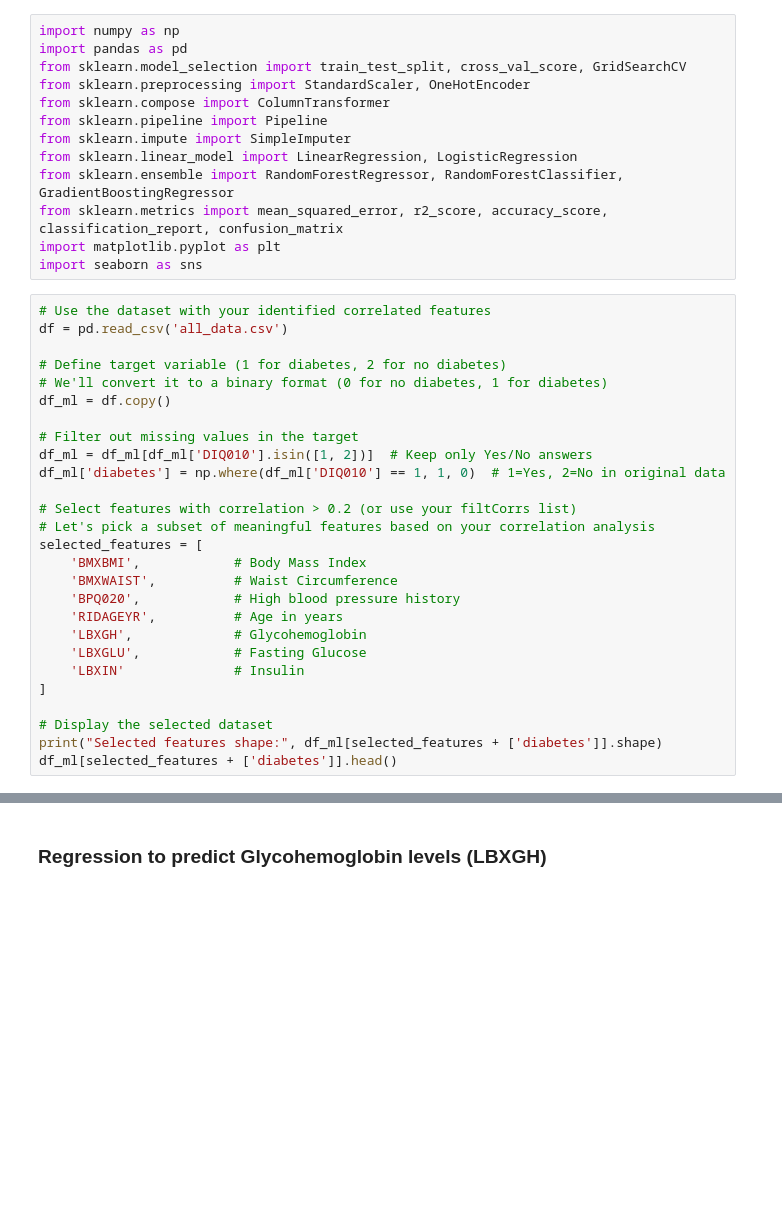
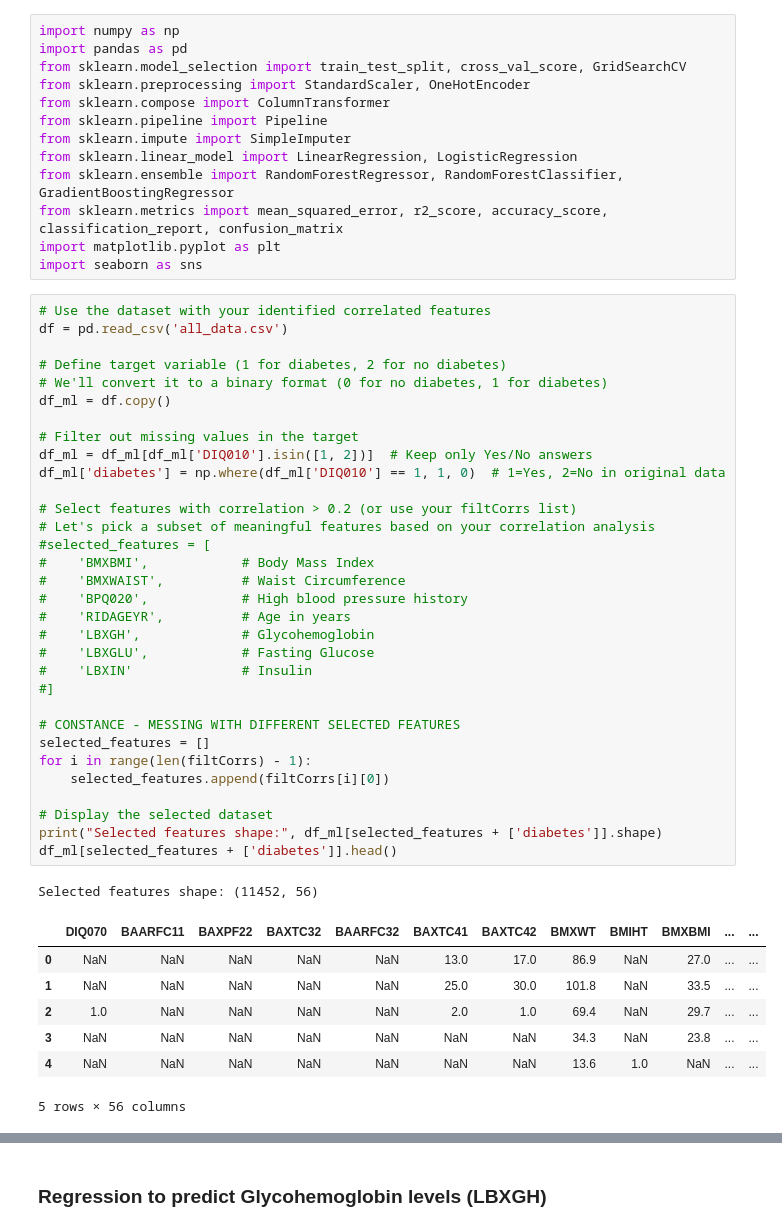
Before and after one commit to PiSaucer/CS426-Project, a Jupyter notebook: diabetes.ipynb, the cells around one changed output, grey strips where cells are left out. Cells and saved outputs as stored; diff of their text form; blank space fills up the shorter version.

```diff
--- a/diabetes.ipynb
+++ b/diabetes.ipynb
@@ -383,30 +411,44 @@ import seaborn as sns
 # %%
 # Use the dataset with your identified correlated features
 df = pd.read_csv('all_data.csv')
 
 # Define target variable (1 for diabetes, 2 for no diabetes)
 # We'll convert it to a binary format (0 for no diabetes, 1 for diabetes)
 df_ml = df.copy()
 
 # Filter out missing values in the target
 df_ml = df_ml[df_ml['DIQ010'].isin([1, 2])]  # Keep only Yes/No answers
 df_ml['diabetes'] = np.where(df_ml['DIQ010'] == 1, 1, 0)  # 1=Yes, 2=No in original data
 
 # Select features with correlation > 0.2 (or use your filtCorrs list)
 # Let's pick a subset of meaningful features based on your correlation analysis
-selected_features = [
-    'BMXBMI',            # Body Mass Index
-    'BMXWAIST',          # Waist Circumference
-    'BPQ020',            # High blood pressure history
-    'RIDAGEYR',          # Age in years
-    'LBXGH',             # Glycohemoglobin
-    'LBXGLU',            # Fasting Glucose
-    'LBXIN'              # Insulin
-]
+#selected_features = [
+#    'BMXBMI',            # Body Mass Index
+#    'BMXWAIST',          # Waist Circumference
+#    'BPQ020',            # High blood pressure history
+#    'RIDAGEYR',          # Age in years
+#    'LBXGH',             # Glycohemoglobin
+#    'LBXGLU',            # Fasting Glucose
+#    'LBXIN'              # Insulin
+#]
+
+# CONSTANCE - MESSING WITH DIFFERENT SELECTED FEATURES
+selected_features = []
+for i in range(len(filtCorrs) - 1):
+    selected_features.append(filtCorrs[i][0])
 
 # Display the selected dataset
 print("Selected features shape:", df_ml[selected_features + ['diabetes']].shape)
 df_ml[selected_features + ['diabetes']].head()
+# %% [output]
+Selected features shape: (11452, 56)
+|  | DIQ070 | BAARFC11 | BAXPF22 | BAXTC32 | BAARFC32 | BAXTC41 | BAXTC42 | BMXWT | BMIHT | BMXBMI | ... | ... |
+| 0 | NaN | NaN | NaN | NaN | NaN | 13.0 | 17.0 | 86.9 | NaN | 27.0 | ... | ... |
+| 1 | NaN | NaN | NaN | NaN | NaN | 25.0 | 30.0 | 101.8 | NaN | 33.5 | ... | ... |
+| 2 | 1.0 | NaN | NaN | NaN | NaN | 2.0 | 1.0 | 69.4 | NaN | 29.7 | ... | ... |
+| 3 | NaN | NaN | NaN | NaN | NaN | NaN | NaN | 34.3 | NaN | 23.8 | ... | ... |
+| 4 | NaN | NaN | NaN | NaN | NaN | NaN | NaN | 13.6 | 1.0 | NaN | ... | ... |
+5 rows × 56 columns
 # %%
 # Handling missing values and preprocessing
 df_clean = df_ml[selected_features + ['diabetes']].copy()
```
Also changed, not shown: parts of 15 cells of this notebook.
